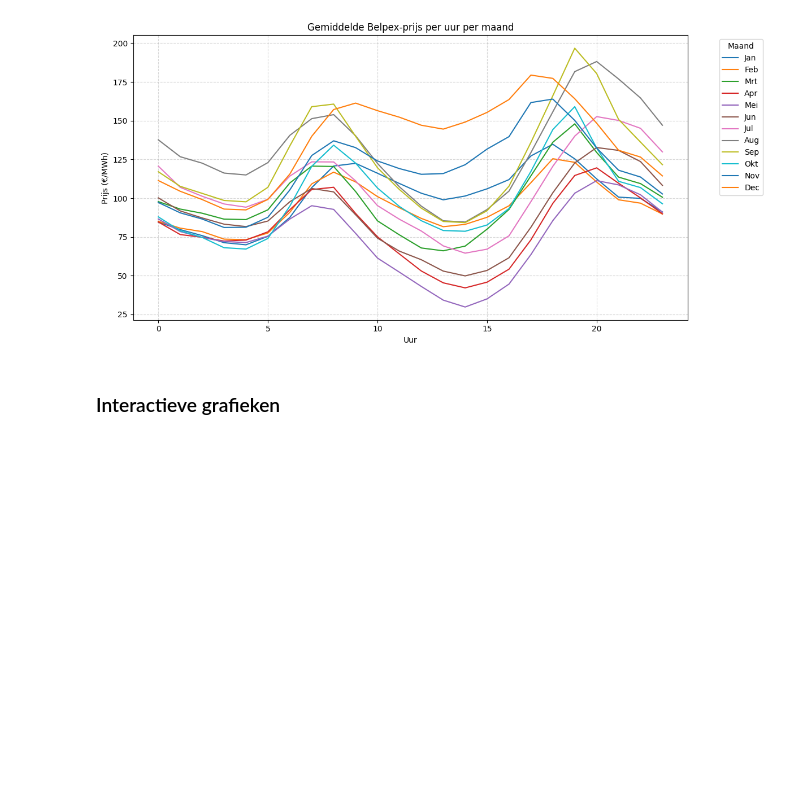
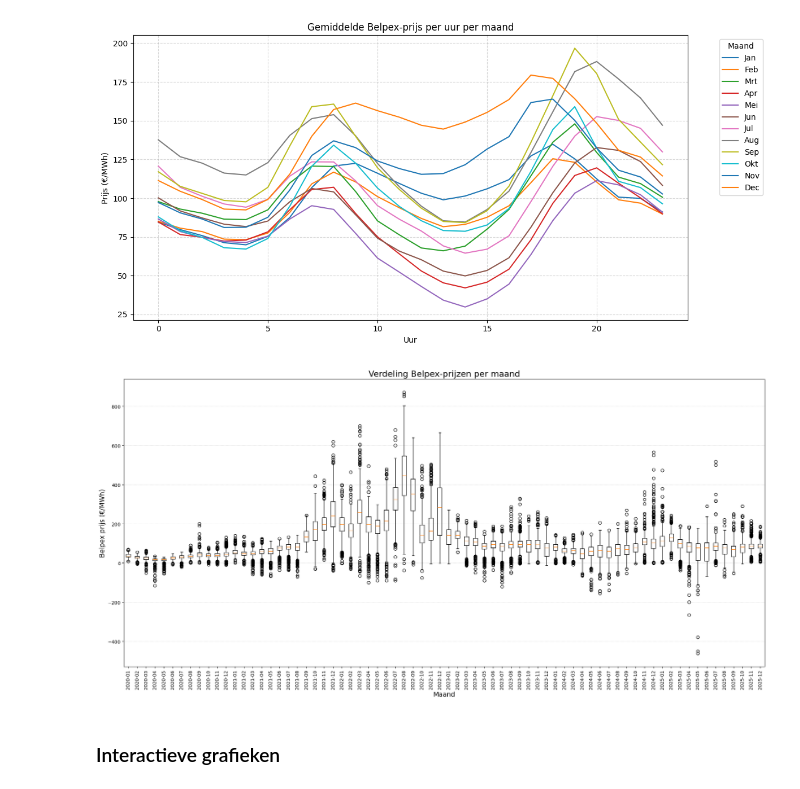
Before and after one commit to LeemanF/DataScientistEindwerkJaar1, a Jupyter notebook: main.ipynb, the cells around one changed output. Cells and saved outputs as stored; diff of their text form; code cells hidden in the pictures; blank space fills up the shorter version.

Commit message:
Add plot_belpex_price_distribution

```diff
--- a/main.ipynb
+++ b/main.ipynb
@@ -176,6 +176,10 @@ vt.plot_belpex_hourly(lang=lang,short=short, group_by="weekday")
 vt.plot_belpex_hourly(lang=lang,short=short, group_by="month")
 # %% [output]
 [figure]
+# %%
+vt.plot_belpex_price_distribution(lang=lang)
+# %% [output]
+[figure, added]
 # %% [markdown]
 ### Interactieve grafieken
 # %%
```
Also changed, not shown: 2 other files.
